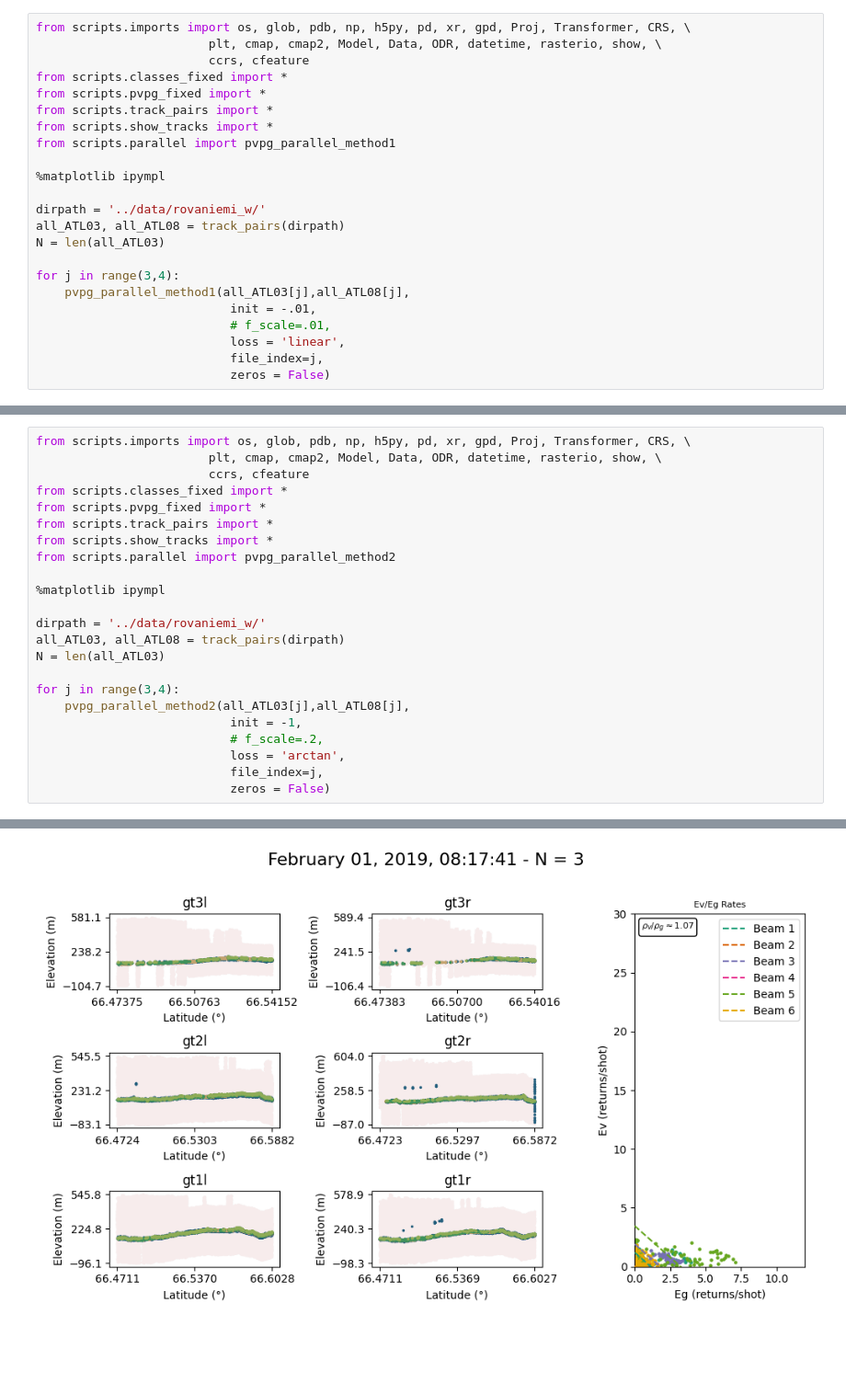
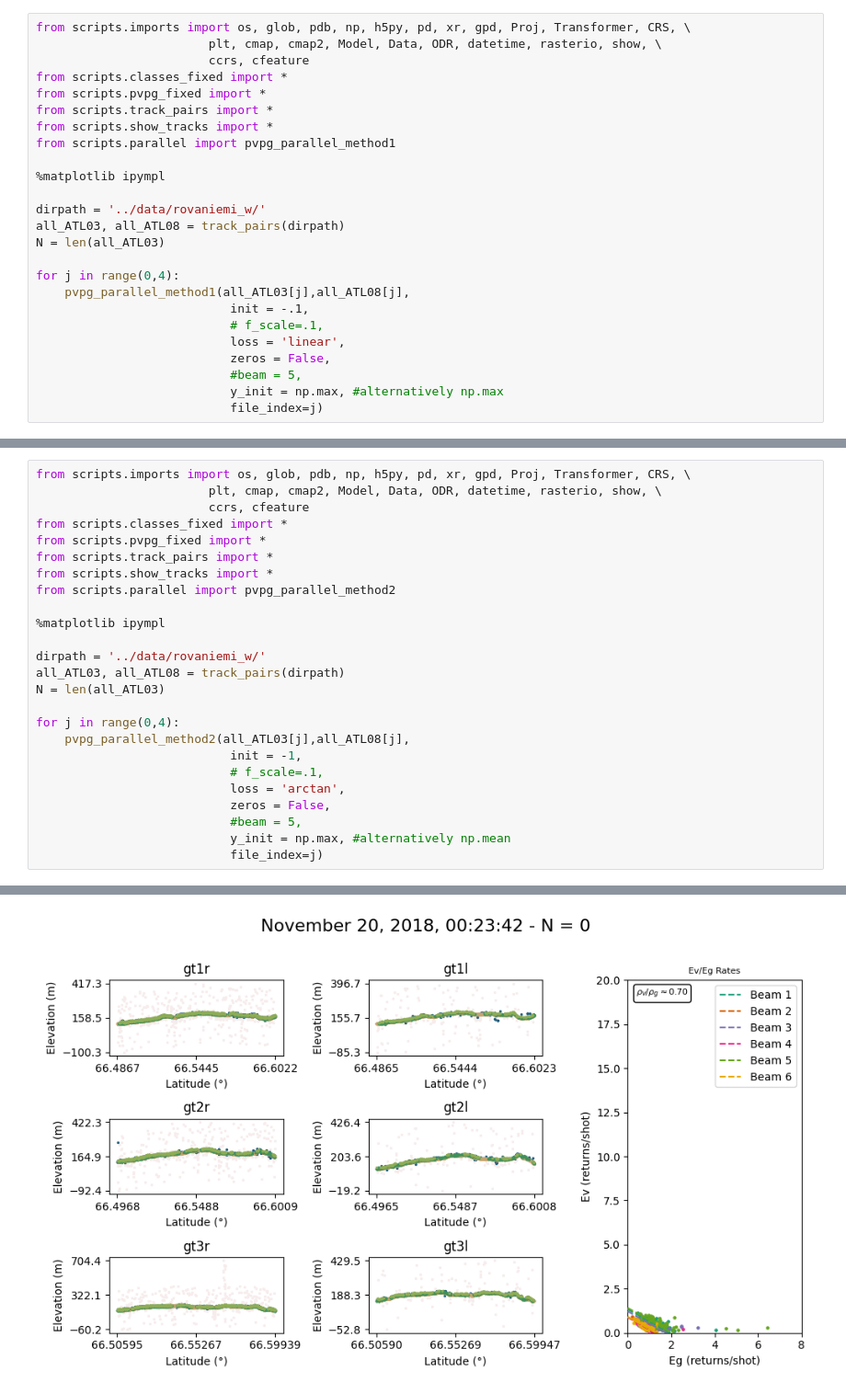
Before and after one commit to thomaslaraia/Snowstradamus, a Jupyter notebook: parallel_regression.ipynb, the cells around one changed output, grey strips where cells are left out. Shown at 92% size. Cells and saved outputs as stored; diff of their text form; blank space fills up the shorter version.

```diff
--- a/parallel_regression.ipynb
+++ b/parallel_regression.ipynb
@@ -37,11 +37,13 @@ dirpath = '../data/rovaniemi_w/'
 all_ATL03, all_ATL08 = track_pairs(dirpath)
 N = len(all_ATL03)
 
-for j in range(3,4):
+for j in range(0,4):
     pvpg_parallel_method1(all_ATL03[j],all_ATL08[j],
-                           init = -.01,
-                           # f_scale=.01,
+                           init = -.1,
+                           # f_scale=.1,
                            loss = 'linear',
-                           file_index=j,
-                           zeros = False)
+                           zeros = False,
+                           #beam = 5,
+                           y_init = np.max, #alternatively np.max
+                           file_index=j)
 # %% [output]
@@ -64,11 +72,13 @@ dirpath = '../data/rovaniemi_w/'
 all_ATL03, all_ATL08 = track_pairs(dirpath)
 N = len(all_ATL03)
 
-for j in range(3,4):
+for j in range(0,4):
     pvpg_parallel_method2(all_ATL03[j],all_ATL08[j],
                            init = -1,
-                           # f_scale=.2,
+                           # f_scale=.1,
                            loss = 'arctan',
-                           file_index=j,
-                           zeros = False)
+                           zeros = False,
+                           #beam = 5,
+                           y_init = np.max, #alternatively np.mean
+                           file_index=j)
 # %% [output]
@@ -77 +87 @@ for j in range(3,4):
-[figure, old version]
+[figure, new version]
```
Also changed, not shown: parts of 2 cells of this notebook, 1 other file.
